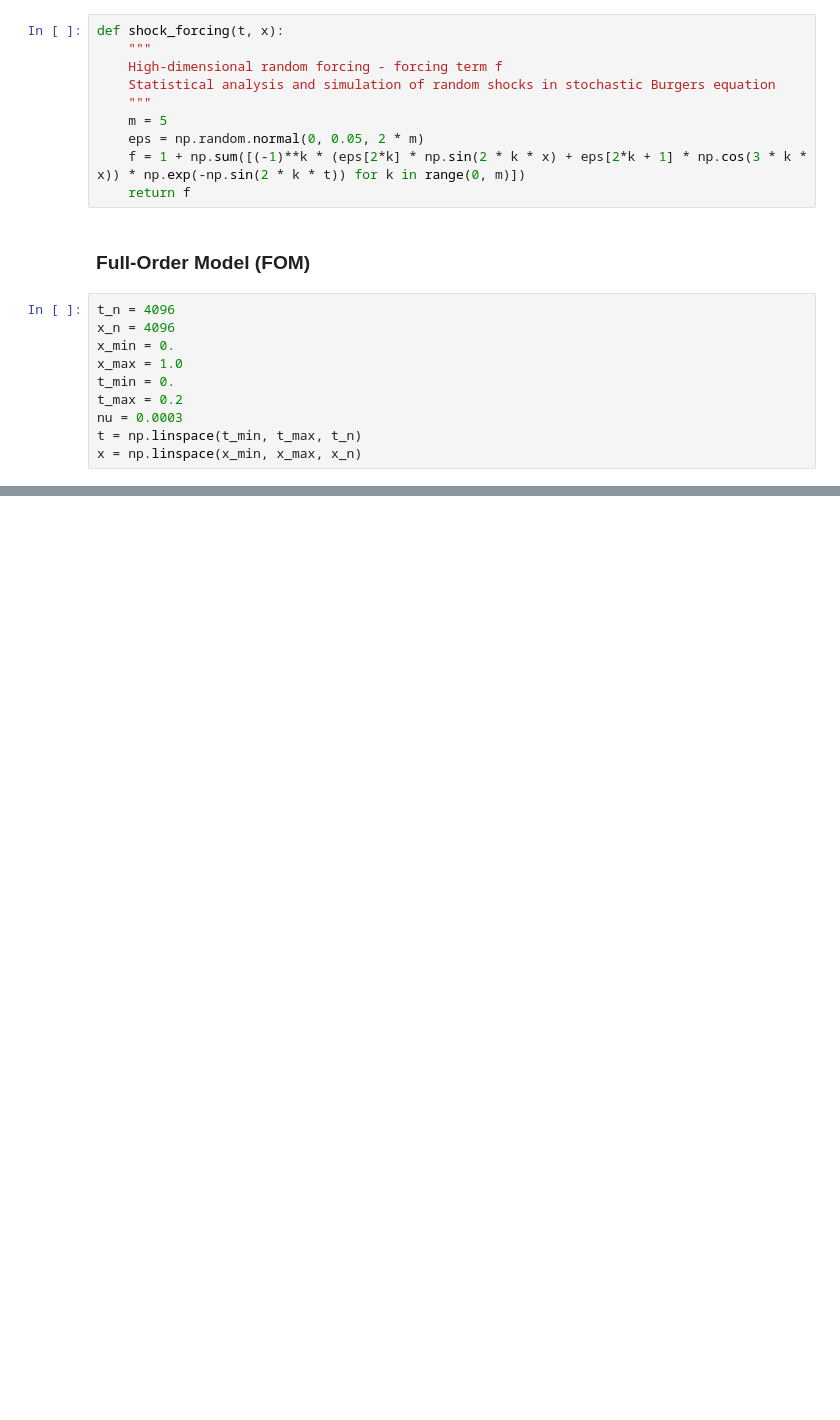
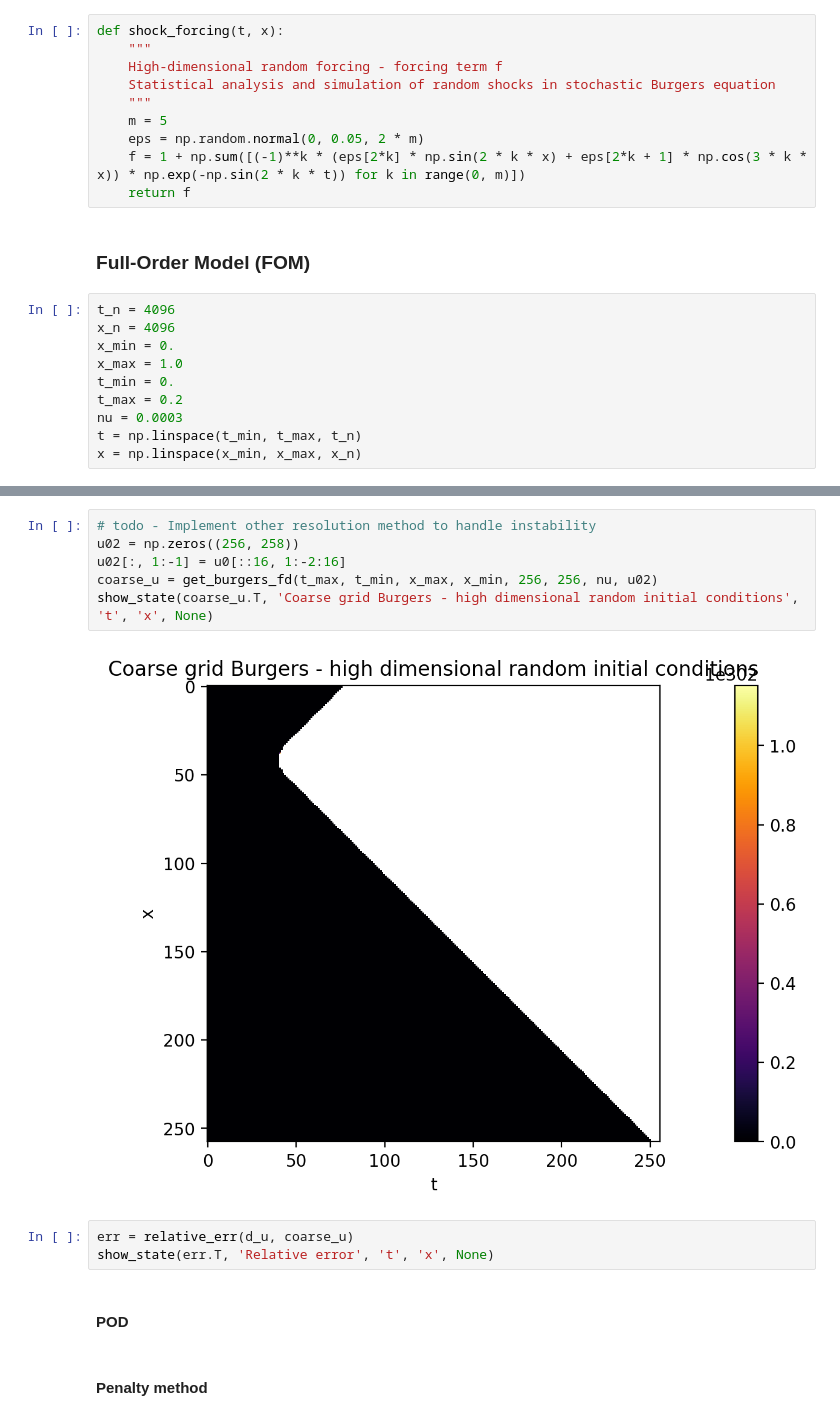
Before and after one commit to vdesgrange/closure-model, a Jupyter notebook: experiments/burgers_equation_analytical_experiments.ipynb, the cells around one changed output, grey strips where cells are left out. Cells and saved outputs as stored; diff of their text form; blank space fills up the shorter version.

```diff
--- a/experiments/burgers_equation_analytical_experiments.ipynb
+++ b/experiments/burgers_equation_analytical_experiments.ipynb
@@ -266,0 +268,15 @@ show_state(d_u.T, 'Downsampling - high dimensional random initial conditions', '
+# %%
+# todo - Implement other resolution method to handle instability
+u02 = np.zeros((256, 258))
+u02[:, 1:-1] = u0[::16, 1:-2:16]
+coarse_u = get_burgers_fd(t_max, t_min, x_max, x_min, 256, 256, nu, u02)
+show_state(coarse_u.T, 'Coarse grid Burgers - high dimensional random initial conditions', 't', 'x', None)
+# %% [output]
+[figure, added]
+# %%
+err = relative_err(d_u, coarse_u)
+show_state(err.T, 'Relative error', 't', 'x', None)
+# %% [markdown]
+#### POD
+# %% [markdown]
+#### Penalty method
```
Also changed, not shown: parts of 15 cells of this notebook, 4 other files.
